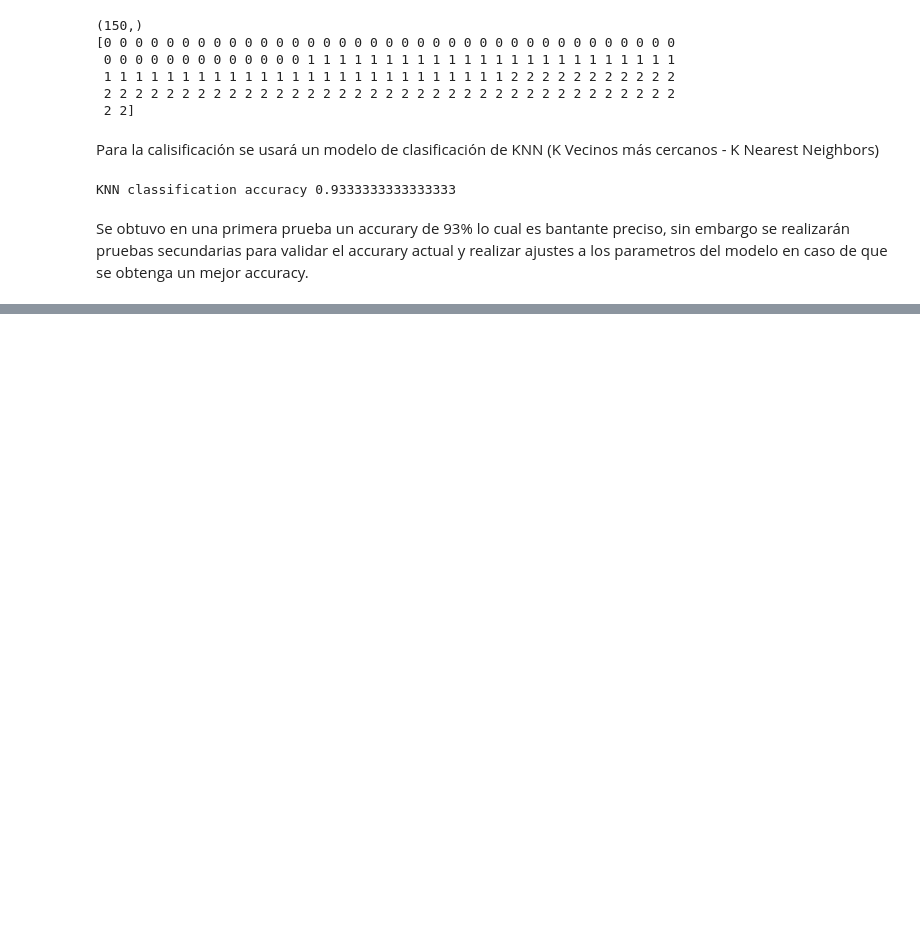
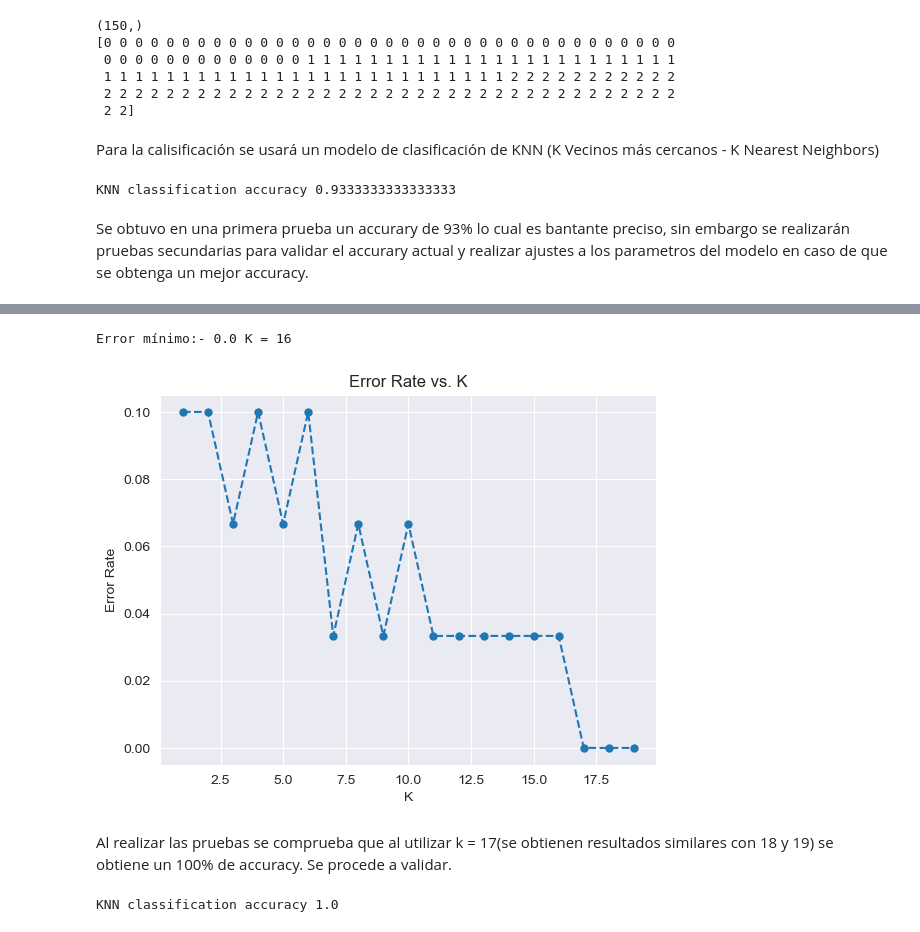
Before and after one commit to a01634928/tarea_entrevista_aa, a Jupyter notebook: ML/src/main.ipynb, the cells around one changed output, grey strips where cells are left out. Saved outputs shown, nothing was run; the diff lists cells and outputs as text; code cells hidden in the pictures; blank space fills up the shorter version.

Commit message:
k optima, confusion matrix

```diff
--- a/ML/src/main.ipynb
+++ b/ML/src/main.ipynb
@@ -74,3 +78,16 @@ print("KNN classification accuracy", accuracy(y_test, predictions))
 KNN classification accuracy 0.9333333333333333
 # %% [markdown]
 Se obtuvo en una primera prueba un accurary de 93% lo cual es bantante preciso, sin embargo se realizarán pruebas secundarias para validar el accurary actual y realizar ajustes a los parametros del modelo en caso de que se obtenga un mejor accuracy.
+# %%
+b_accuracy = accuracy(y_test, predictions)
+b_k = k
+for i in range (3,20):
+    k = i # k es el numero de vecinos cerca a comparar
+    clf = KNN(k=k)
+    clf.fit(X_train, y_train)
+    predictions = clf.predict(X_test)
+    a_accuracy = accuracy(y_test, predictions)
+    print("KNN classification accuracy for k=" + str(k) + ' : ', accuracy(y_test, predictions))
+    if a_accuracy > b_accuracy:
+        b_k = i
+print('k optima para obtener el mayor accuracy= ', str(b_k))
@@ -76,0 +113,28 @@ Se obtuvo en una primera prueba un accurary de 93% lo cual es bantante preciso,
+# %%
+error_rate = []
+for i in range(1,20):
+    k = i # k es el numero de vecinos cerca a comparar
+    clf = KNN(k=k)
+    clf.fit(X_train, y_train)
+    predictions = clf.predict(X_test)
+    error_rate.append(np.mean(predictions != y_test))
+
+sns.set_style("darkgrid")
+plt.plot(range(1,20),error_rate, linestyle='dashed', marker='o', markersize=5)
+plt.title('Error Rate vs. K')
+plt.xlabel('K')
+plt.ylabel('Error Rate')
+print("Error mínimo:-",min(error_rate),"K =",error_rate.index(min(error_rate)))
+# %% [output]
+Error mínimo:- 0.0 K = 16
+[figure, added]
+# %% [markdown]
+Al realizar las pruebas se comprueba que al utilizar k = 17(se obtienen resultados similares con 18  y 19) se obtiene un 100% de accuracy. Se procede a validar.
+# %%
+k = 17 # k es el numero de vecinos cerca a comparar
+clf = KNN(k=k)
+clf.fit(X_train, y_train)
+predictions = clf.predict(X_test)
+print("KNN classification accuracy", accuracy(y_test, predictions))
+# %% [output]
+KNN classification accuracy 1.0
```
Also changed, not shown: parts of 3 cells of this notebook.
